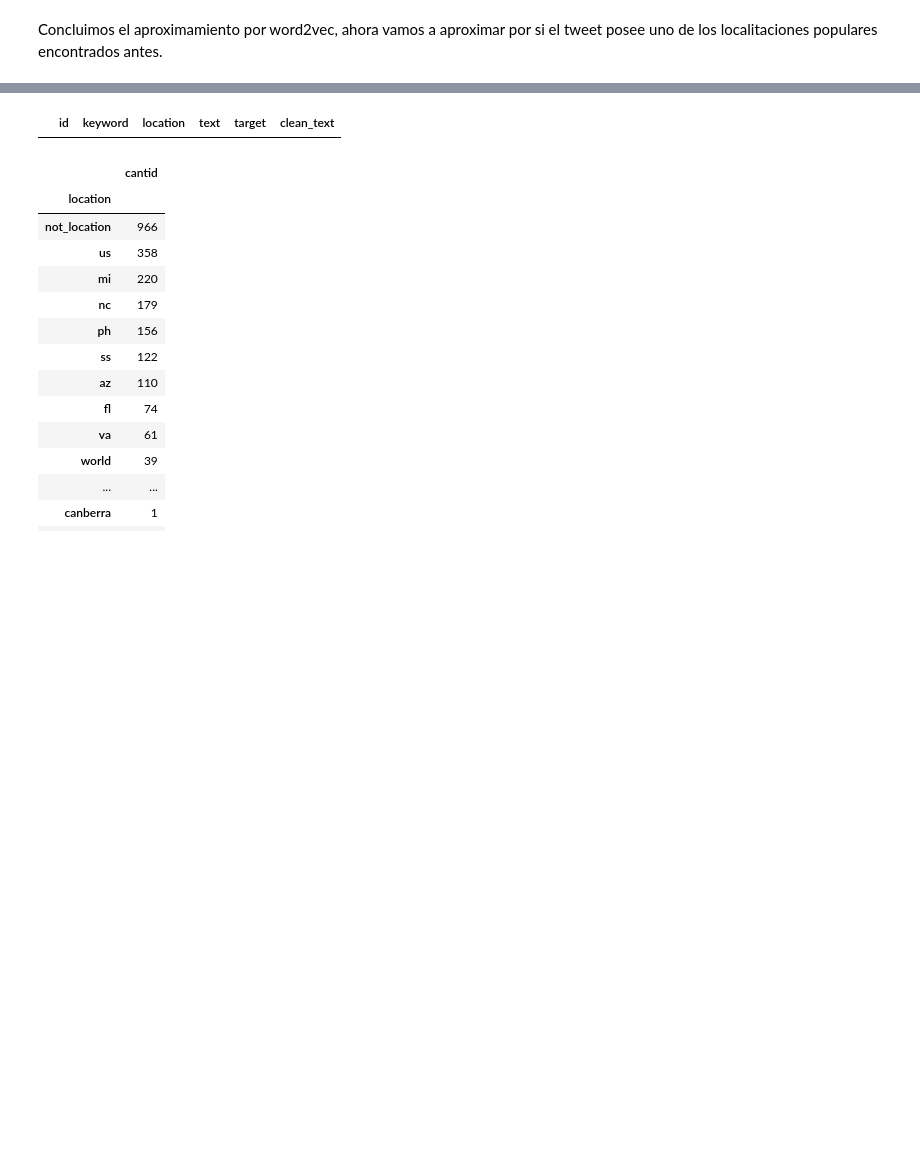
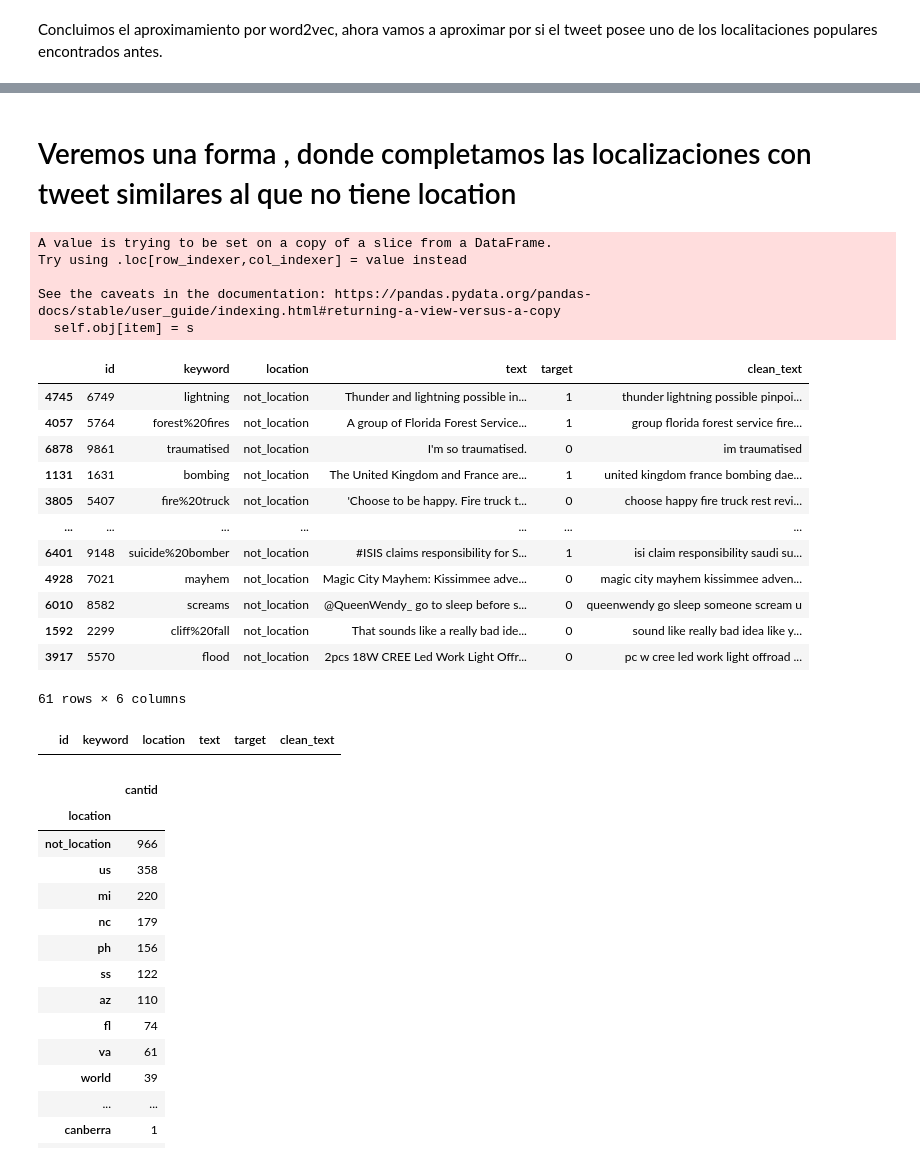
Before and after one commit to tomifarall/Orga-Datos-Tp2, a Jupyter notebook: yusmachinelearning.ipynb, the cells around one changed output, grey strips where cells are left out. Cells and saved outputs as stored; diff of their text form; code cells hidden in the pictures; blank space fills up the shorter version.

```diff
--- a/yusmachinelearning.ipynb
+++ b/yusmachinelearning.ipynb
@@ -697,3 +957,0 @@ data_only_null_location=data[data['location'].isna()]
-# %%
-#ahora hago un copy para que no se produsca un error de modificiar el primer archivo
-data_only_null_location=data_only_null_location.copy()
@@ -726,2 +957,0 @@ clean_text(data_only_null_location)
-# %%
-data_only_null_location['location']=data_only_null_location['clean_text'].apply(lambda x: find_location(x))
@@ -727,0 +962,12 @@ data_only_null_location['location']=data_only_null_location['clean_text'].apply(
+# %% [markdown]
+# Veremos una forma , donde completamos las localizaciones con tweet similares al que no tiene location
+# %%
+#vemos que no macheo muchos.. ahora intentemos como hicimos antes pero en vez de machear con localizacion, ahora
+#en clear text
+unificar_cuidades_paies(data_only_null_location)
+# %% [output]
+A value is trying to be set on a copy of a slice from a DataFrame.
+Try using .loc[row_indexer,col_indexer] = value instead
+
+See the caveats in the documentation: https://pandas.pydata.org/pandas-docs/stable/user_guide/indexing.html#returning-a-view-versus-a-copy
+  self.obj[item] = s
@@ -728,3 +982,19 @@ data_only_null_location['location']=data_only_null_location['clean_text'].apply(
+# %%
+data_only_null_location.sample(61)
+# %% [output]
+|  | id | keyword | location | text | target | clean_text |
+| 4745 | 6749 | lightning | not_location | Thunder and lightning possible in... | 1 | thunder lightning possible pinpoi... |
+| 4057 | 5764 | forest%20fires | not_location | A group of Florida Forest Service... | 1 | group florida forest service fire... |
+| 6878 | 9861 | traumatised | not_location | I'm so traumatised. | 0 | im traumatised |
+| 1131 | 1631 | bombing | not_location | The United Kingdom and France are... | 1 | united kingdom france bombing dae... |
+| 3805 | 5407 | fire%20truck | not_location | 'Choose to be happy. Fire truck t... | 0 | choose happy fire truck rest revi... |
+| ... | ... | ... | ... | ... | ... | ... |
+| 6401 | 9148 | suicide%20bomber | not_location | #ISIS claims responsibility for S... | 1 | isi claim responsibility saudi su... |
+| 4928 | 7021 | mayhem | not_location | Magic City Mayhem: Kissimmee adve... | 0 | magic city mayhem kissimmee adven... |
+| 6010 | 8582 | screams | not_location | @QueenWendy_ go to sleep before s... | 0 | queenwendy go sleep someone scream u |
+| 1592 | 2299 | cliff%20fall | not_location | That sounds like a really bad ide... | 0 | sound like really bad idea like y... |
+| 3917 | 5570 | flood | not_location | 2pcs 18W CREE Led Work Light Offr... | 0 | pc w cree led work light offroad ... |
+61 rows × 6 columns
 # %%
 data_only_null_location[data_only_null_location['location'].str.contains('(?i)new yo')==True]
 # %% [output]
```
Also changed, not shown: parts of 61 cells of this notebook.
